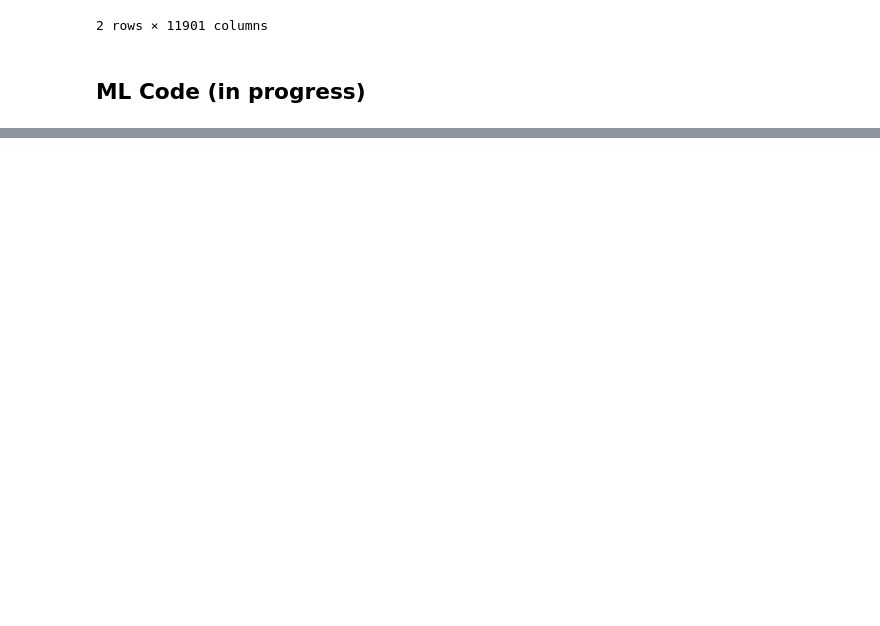
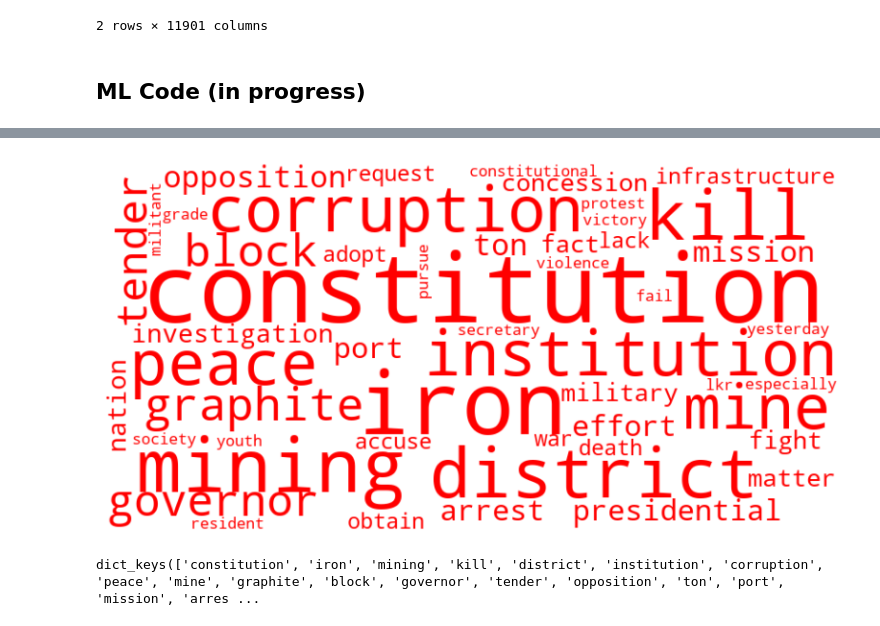
Before and after one commit to LarryLiebovitch/AC4_Spring2024, a Jupyter notebook: initial_script_v1.ipynb, the cells around one changed output, grey strips where cells are left out. Cells and saved outputs as stored; diff of their text form; code cells hidden in the pictures; blank space fills up the shorter version.

```diff
--- a/initial_script_v1.ipynb
+++ b/initial_script_v1.ipynb
@@ -148,0 +2774,26 @@ KeyboardInterrupt:
+# %%
+from wordcloud import WordCloud
+import matplotlib.pyplot as plt
+
+# Display the generated image:
+
+def custom_color_func_nonpeace(word,**kwargs):
+    return 'red'
+
+
+# Generate a word cloud image
+wordcloud = WordCloud(width=800, height=400, background_color='white',
+                      color_func=custom_color_func_nonpeace
+                     ).generate_from_frequencies(dict_nonpeace)
+
+# Display the generated image
+plt.figure(figsize=(10, 5))
+plt.imshow(wordcloud, interpolation='bilinear')
+plt.axis("off")
+plt.show()
+# %% [output]
+[figure, added]
+# %%
+dict_nonpeace.keys()
+# %% [output]
+dict_keys(['constitution', 'iron', 'mining', 'kill', 'district', 'institution', 'corruption', 'peace', 'mine', 'graphite', 'block', 'governor', 'tender', 'opposition', 'ton', 'port', 'mission', 'arres ...
```
Also changed, not shown: parts of 83 cells of this notebook, 11 other files.
